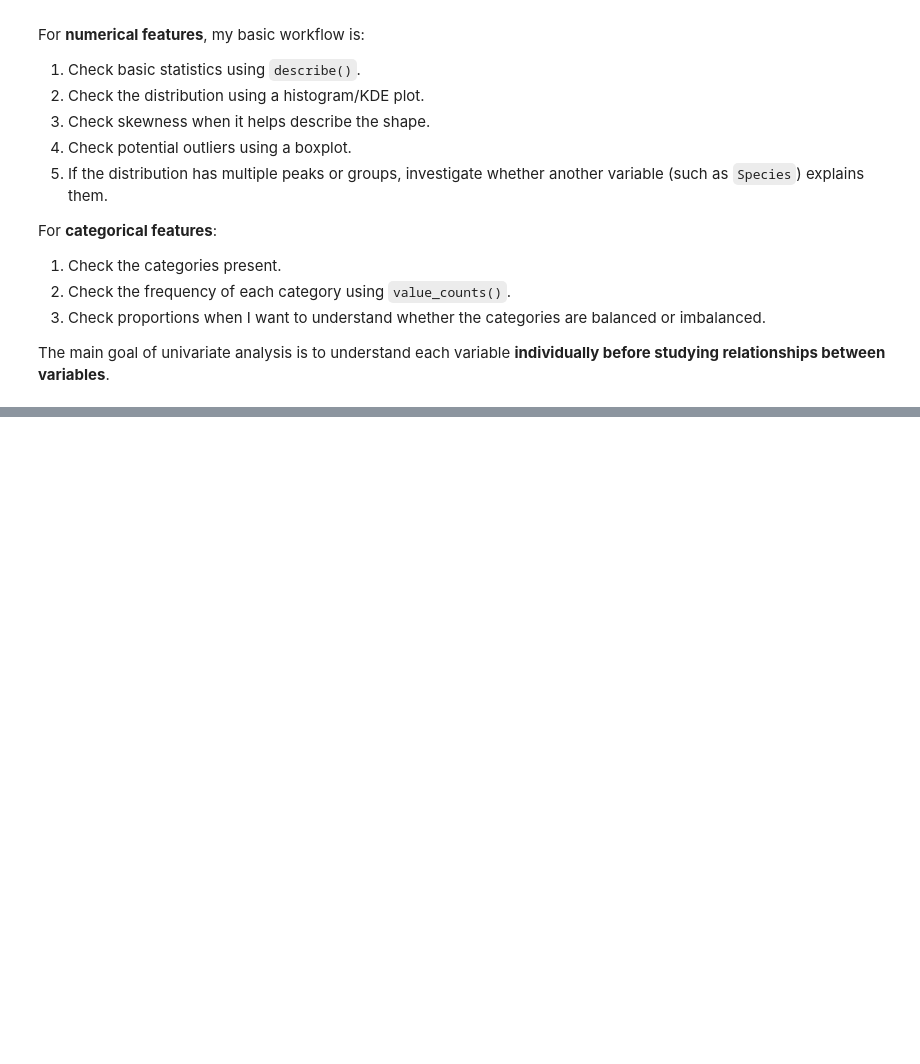
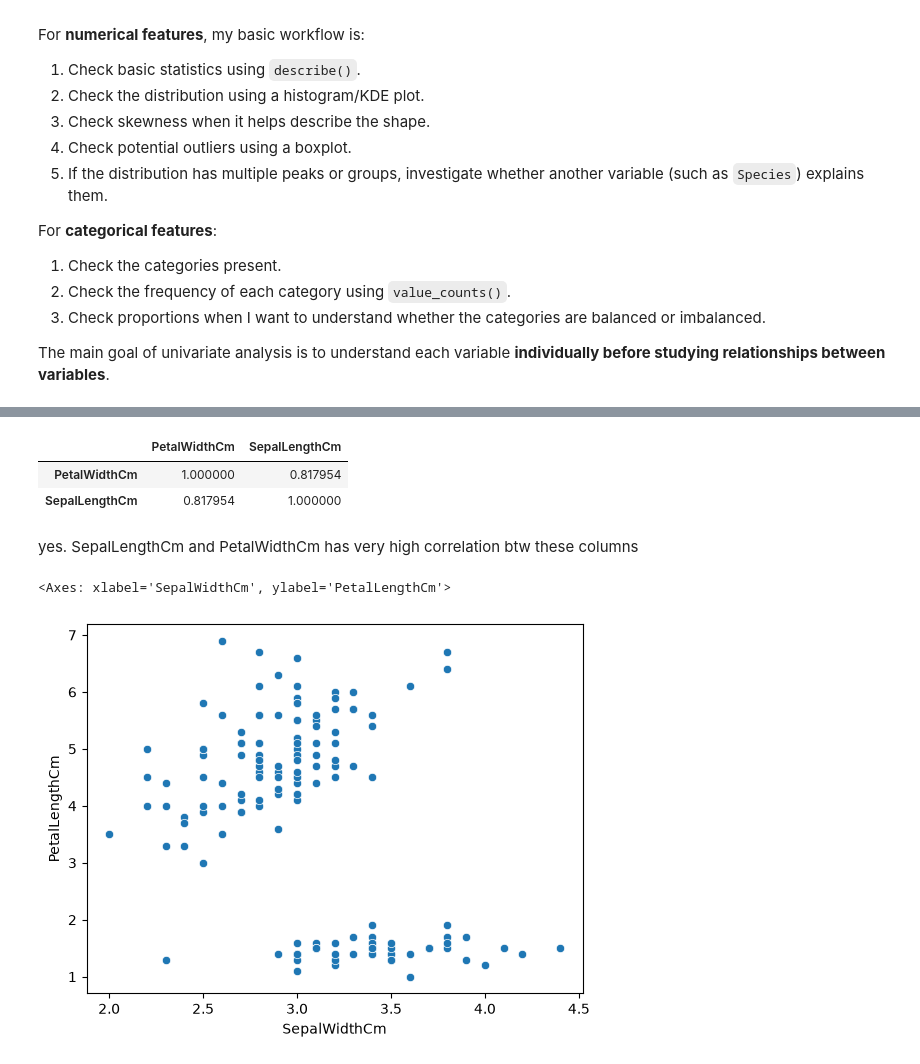
Before and after one commit to avinsio/ml-playground, a Jupyter notebook: projects/02_eda/01_smaller/01_iris_eda/analysis.ipynb, the cells around one changed output, grey strips where cells are left out. Cells and saved outputs as stored; diff of their text form; code cells hidden in the pictures; blank space fills up the shorter version.

```diff
--- a/projects/02_eda/01_smaller/01_iris_eda/analysis.ipynb
+++ b/projects/02_eda/01_smaller/01_iris_eda/analysis.ipynb
@@ -358,0 +415,15 @@ The main goal of univariate analysis is to understand each variable **individual
+# %%
+df[["PetalWidthCm","SepalLengthCm"]].corr()
+# %% [output]
+|  | PetalWidthCm | SepalLengthCm |
+| PetalWidthCm | 1.000000 | 0.817954 |
+| SepalLengthCm | 0.817954 | 1.000000 |
+# %% [markdown]
+yes. SepalLengthCm and PetalWidthCm has very high correlation btw these columns
+# %%
+sns.scatterplot(x="SepalWidthCm",
+                y="PetalLengthCm",
+                data=df)
+# %% [output]
+<Axes: xlabel='SepalWidthCm', ylabel='PetalLengthCm'>
+[figure, added]
```
Also changed, not shown: parts of 15 cells of this notebook, 1 other file.
